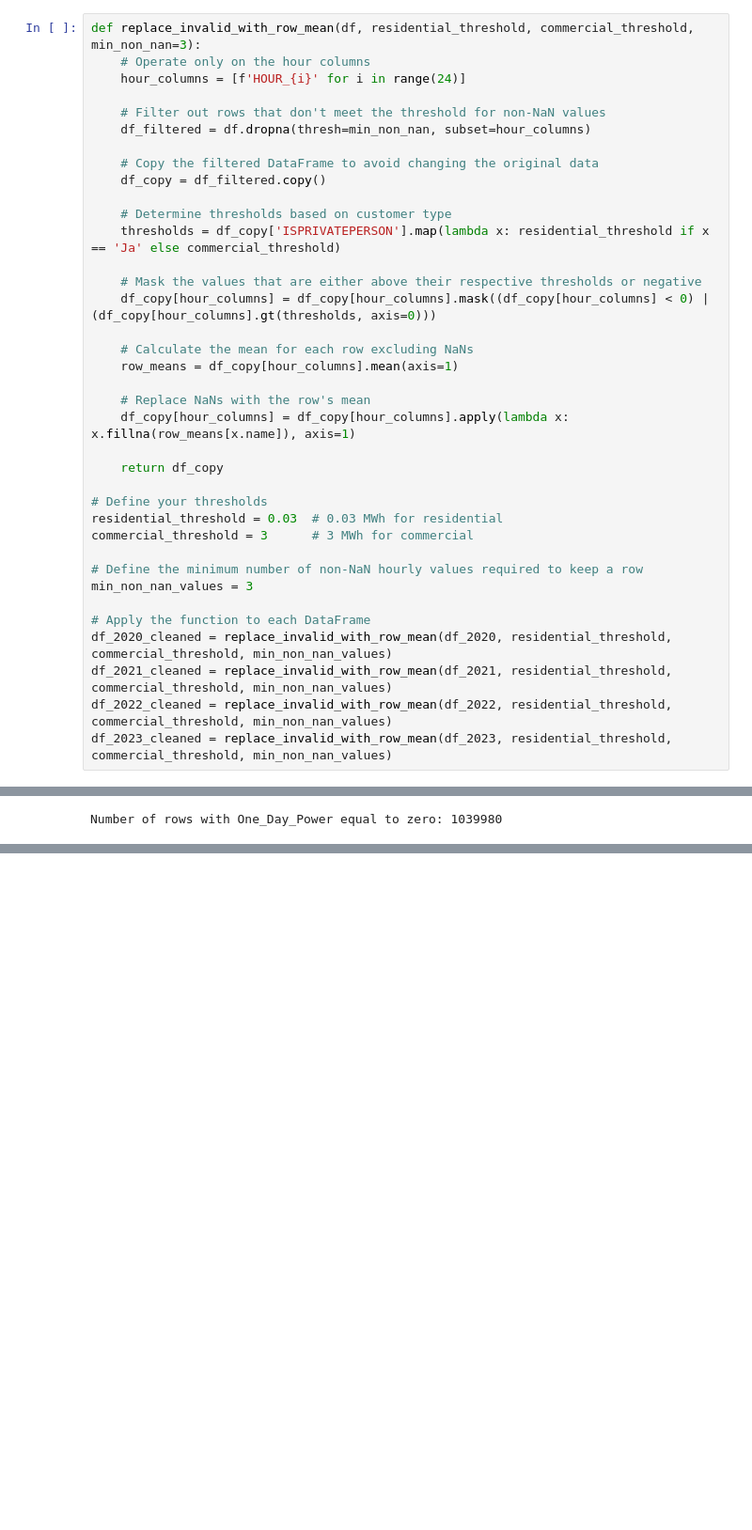
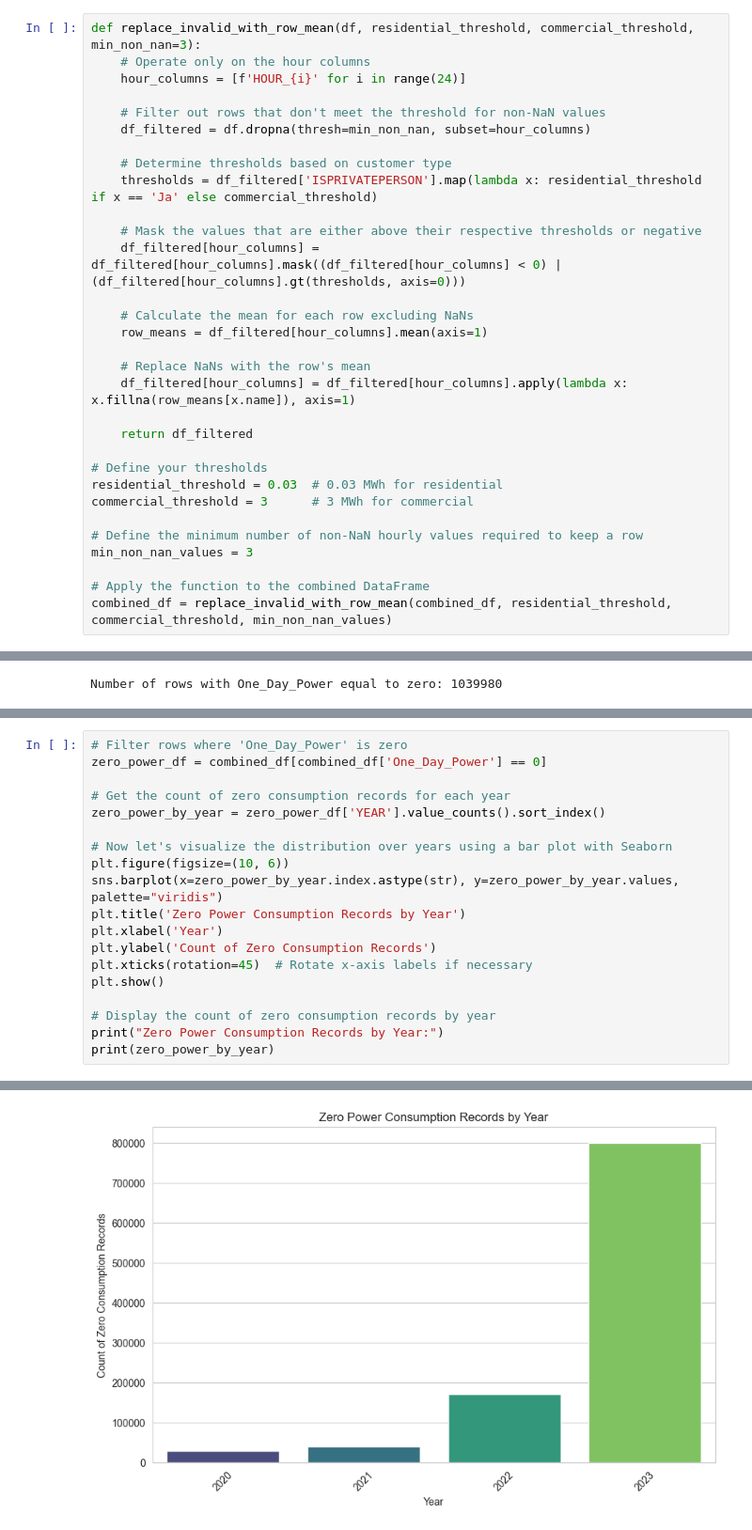
Before and after one commit to iot-lnu/Research-KalmarEnergy, a Jupyter notebook: New Dataset/KE_PCA.ipynb, the cells around one changed output, grey strips where cells are left out. Shown at 94% size. Drawn from its saved outputs; the diff is of its cells as text; blank space fills up the shorter version.

```diff
--- a/New Dataset/KE_PCA.ipynb
+++ b/New Dataset/KE_PCA.ipynb
@@ -298,22 +303,19 @@ def replace_invalid_with_row_mean(df, residential_threshold, commercial_threshol
     # Filter out rows that don't meet the threshold for non-NaN values
     df_filtered = df.dropna(thresh=min_non_nan, subset=hour_columns)
 
-    # Copy the filtered DataFrame to avoid changing the original data
-    df_copy = df_filtered.copy()
-
     # Determine thresholds based on customer type
-    thresholds = df_copy['ISPRIVATEPERSON'].map(lambda x: residential_threshold if x == 'Ja' else commercial_threshold)
+    thresholds = df_filtered['ISPRIVATEPERSON'].map(lambda x: residential_threshold if x == 'Ja' else commercial_threshold)
 
     # Mask the values that are either above their respective thresholds or negative
-    df_copy[hour_columns] = df_copy[hour_columns].mask((df_copy[hour_columns] < 0) | (df_copy[hour_columns].gt(thresholds, axis=0)))
+    df_filtered[hour_columns] = df_filtered[hour_columns].mask((df_filtered[hour_columns] < 0) | (df_filtered[hour_columns].gt(thresholds, axis=0)))
 
     # Calculate the mean for each row excluding NaNs
-    row_means = df_copy[hour_columns].mean(axis=1)
+    row_means = df_filtered[hour_columns].mean(axis=1)
 
     # Replace NaNs with the row's mean
-    df_copy[hour_columns] = df_copy[hour_columns].apply(lambda x: x.fillna(row_means[x.name]), axis=1)
+    df_filtered[hour_columns] = df_filtered[hour_columns].apply(lambda x: x.fillna(row_means[x.name]), axis=1)
 
-    return df_copy
+    return df_filtered
 
 # Define your thresholds
 residential_threshold = 0.03  # 0.03 MWh for residential
@@ -322,8 +324,5 @@ commercial_threshold = 3      # 3 MWh for commercial
 # Define the minimum number of non-NaN hourly values required to keep a row
 min_non_nan_values = 3
 
-# Apply the function to each DataFrame
-df_2020_cleaned = replace_invalid_with_row_mean(df_2020, residential_threshold, commercial_threshold, min_non_nan_values)
-df_2021_cleaned = replace_invalid_with_row_mean(df_2021, residential_threshold, commercial_threshold, min_non_nan_values)
-df_2022_cleaned = replace_invalid_with_row_mean(df_2022, residential_threshold, commercial_threshold, min_non_nan_values)
-df_2023_cleaned = replace_invalid_with_row_mean(df_2023, residential_threshold, commercial_threshold, min_non_nan_values)
+# Apply the function to the combined DataFrame
+combined_df = replace_invalid_with_row_mean(combined_df, residential_threshold, commercial_threshold, min_non_nan_values)
@@ -722,0 +692,20 @@ Number of rows with One_Day_Power equal to zero: 1039980
+# %%
+# Filter rows where 'One_Day_Power' is zero
+zero_power_df = combined_df[combined_df['One_Day_Power'] == 0]
+
+# Get the count of zero consumption records for each year
+zero_power_by_year = zero_power_df['YEAR'].value_counts().sort_index()
+
+# Now let's visualize the distribution over years using a bar plot with Seaborn
+plt.figure(figsize=(10, 6))
+sns.barplot(x=zero_power_by_year.index.astype(str), y=zero_power_by_year.values, palette="viridis")
+plt.title('Zero Power Consumption Records by Year')
+plt.xlabel('Year')
+plt.ylabel('Count of Zero Consumption Records')
+plt.xticks(rotation=45)  # Rotate x-axis labels if necessary
+plt.show()
+
+# Display the count of zero consumption records by year
+print("Zero Power Consumption Records by Year:")
+print(zero_power_by_year)
+# %% [output]
@@ -722,0 +715 @@ Number of rows with One_Day_Power equal to zero: 1039980
+[figure, added]
```
Also changed, not shown: parts of 30 cells of this notebook.
